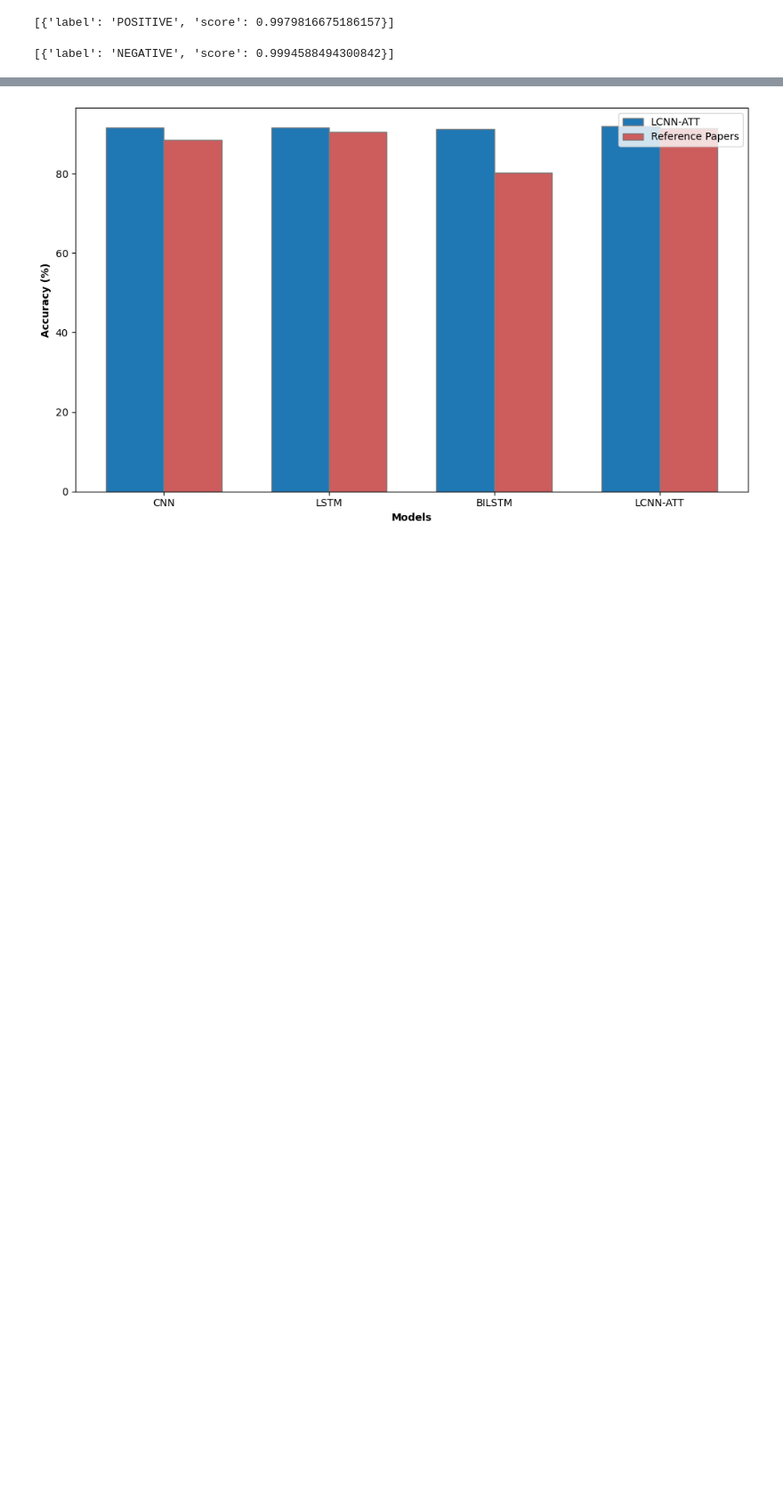
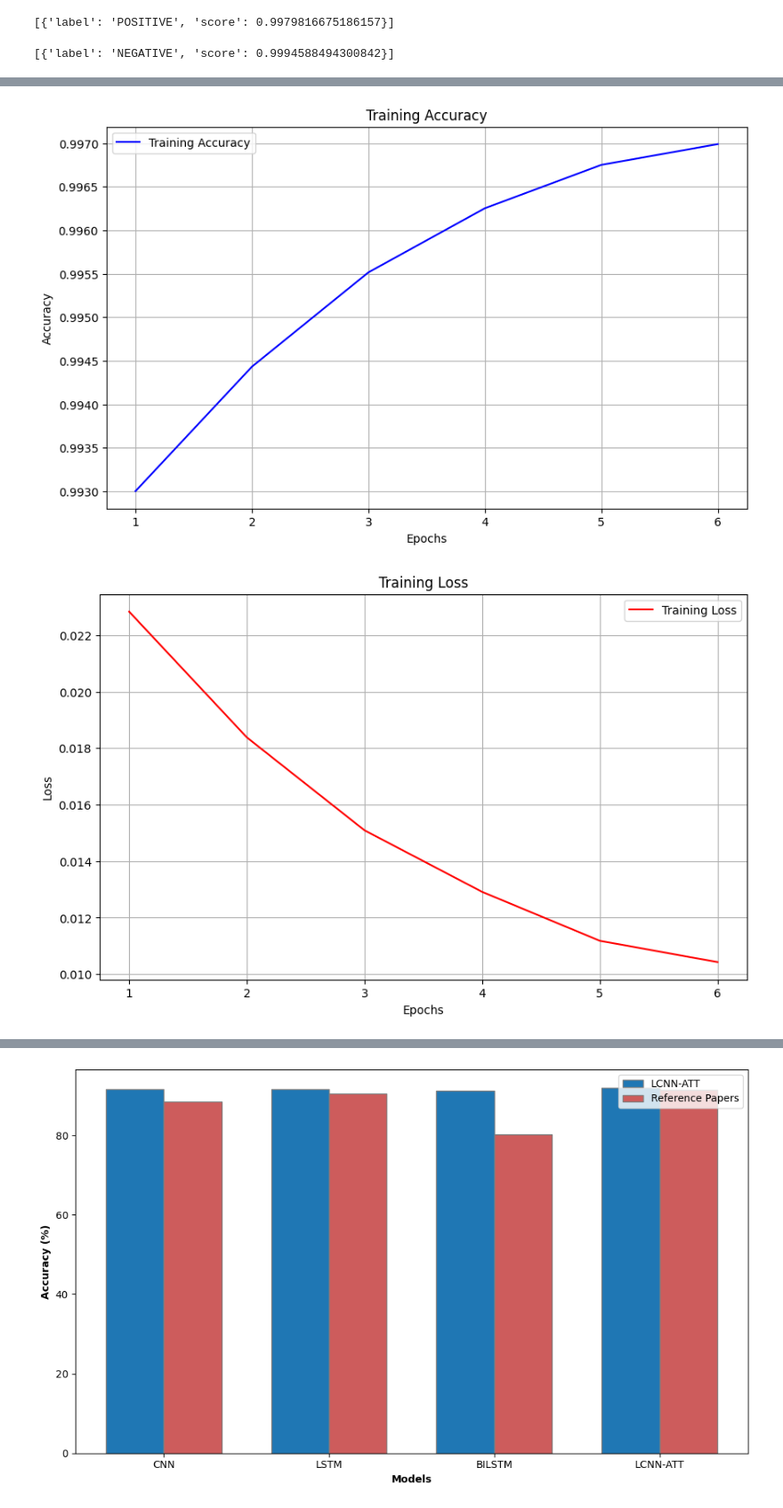
Before and after one commit to jeekay24/twitter-chat-analysis, a Jupyter notebook: analysis.ipynb, the cells around one changed output, grey strips where cells are left out. Shown: that part at 89% size. Drawn from its saved outputs; the diff is of its cells as text; code cells hidden in the pictures; blank space fills up the shorter version.

Commit message:
BiLSTM with Accuracy graphs generated

```diff
--- a/analysis.ipynb
+++ b/analysis.ipynb
@@ -559,0 +560,35 @@ plt.show()
+# %%
+import numpy as np
+
+# Extract training accuracy and loss from the history object
+train_accuracy = bilstm_attention_history.history['accuracy']
+train_loss = bilstm_attention_history.history['loss']
+
+# Smooth the curves using a moving average
+window_size = 5  # Adjust window size as needed
+train_accuracy_smooth = np.convolve(train_accuracy, np.ones(window_size)/window_size, mode='valid')
+train_loss_smooth = np.convolve(train_loss, np.ones(window_size)/window_size, mode='valid')
+smoothed_epochs = range(1, len(train_accuracy_smooth) + 1)
+
+# Plot smoothed training accuracy
+plt.figure(figsize=(10, 6))
+plt.plot(smoothed_epochs, train_accuracy_smooth, 'b', label='Training Accuracy')
+plt.title('Training Accuracy')
+plt.xlabel('Epochs')
+plt.ylabel('Accuracy')
+plt.legend()
+plt.grid(True)
+plt.show()
+
+# Plot smoothed training loss
+plt.figure(figsize=(10, 6))
+plt.plot(smoothed_epochs, train_loss_smooth, 'r', label='Training Loss')
+plt.title('Training Loss')
+plt.xlabel('Epochs')
+plt.ylabel('Loss')
+plt.legend()
+plt.grid(True)
+plt.show()
+# %% [output]
+[figure, added]
+[figure, added]
```
Also changed, not shown: parts of 23 cells of this notebook, 1 other file.
